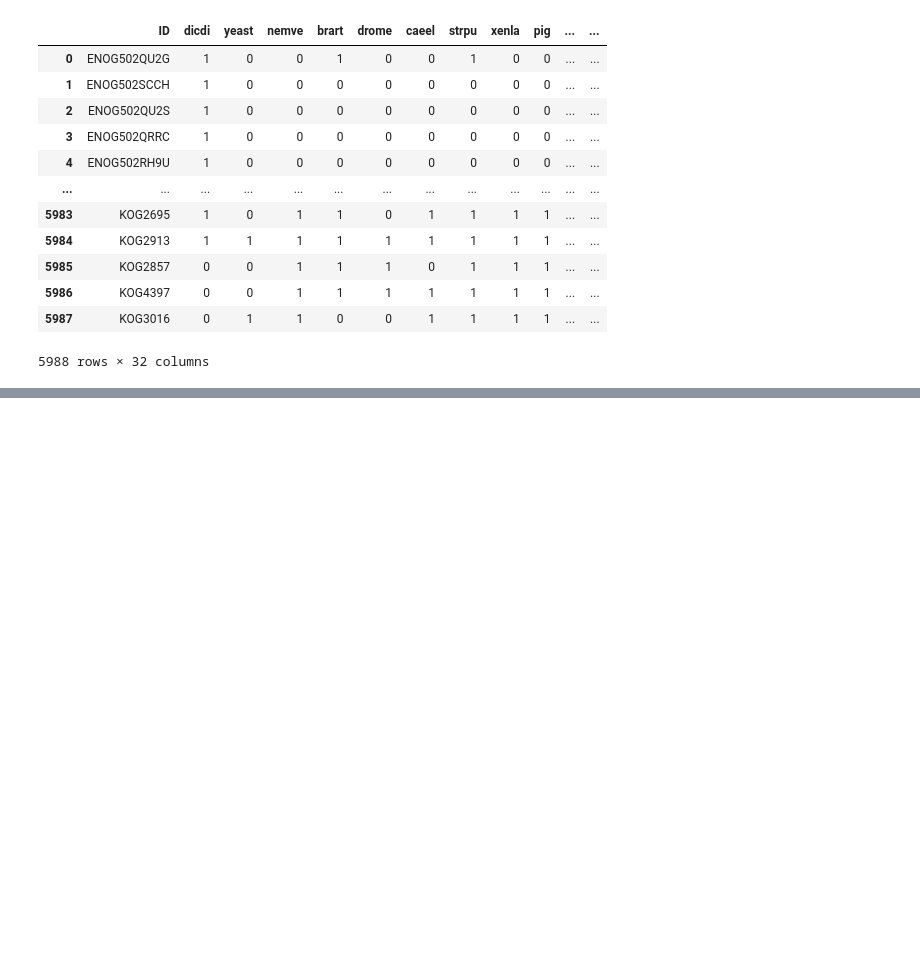
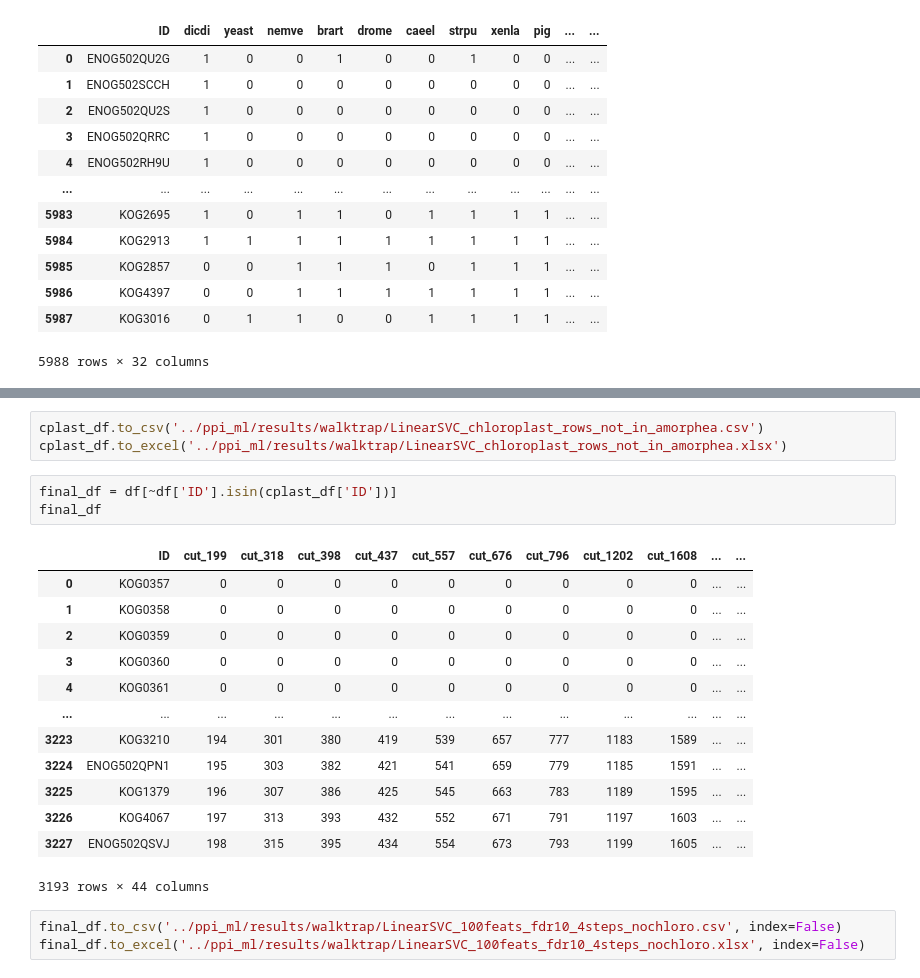
Before and after one commit to marcottelab/leca-proteomics, a Jupyter notebook: notebooks/filter_chloroplasts.ipynb, the cells around one changed output, grey strips where cells are left out. Drawn from its saved outputs; the diff is of its cells as text; blank space fills up the shorter version.

```diff
--- a/notebooks/filter_chloroplasts.ipynb
+++ b/notebooks/filter_chloroplasts.ipynb
@@ -142,0 +201,23 @@ pa_df
+# %%
+cplast_df.to_csv('../ppi_ml/results/walktrap/LinearSVC_chloroplast_rows_not_in_amorphea.csv')
+cplast_df.to_excel('../ppi_ml/results/walktrap/LinearSVC_chloroplast_rows_not_in_amorphea.xlsx')
+# %%
+final_df = df[~df['ID'].isin(cplast_df['ID'])]
+final_df
+# %% [output]
+|  | ID | cut_199 | cut_318 | cut_398 | cut_437 | cut_557 | cut_676 | cut_796 | cut_1202 | cut_1608 | ... | ... |
+| 0 | KOG0357 | 0 | 0 | 0 | 0 | 0 | 0 | 0 | 0 | 0 | ... | ... |
+| 1 | KOG0358 | 0 | 0 | 0 | 0 | 0 | 0 | 0 | 0 | 0 | ... | ... |
+| 2 | KOG0359 | 0 | 0 | 0 | 0 | 0 | 0 | 0 | 0 | 0 | ... | ... |
+| 3 | KOG0360 | 0 | 0 | 0 | 0 | 0 | 0 | 0 | 0 | 0 | ... | ... |
+| 4 | KOG0361 | 0 | 0 | 0 | 0 | 0 | 0 | 0 | 0 | 0 | ... | ... |
+| ... | ... | ... | ... | ... | ... | ... | ... | ... | ... | ... | ... | ... |
+| 3223 | KOG3210 | 194 | 301 | 380 | 419 | 539 | 657 | 777 | 1183 | 1589 | ... | ... |
+| 3224 | ENOG502QPN1 | 195 | 303 | 382 | 421 | 541 | 659 | 779 | 1185 | 1591 | ... | ... |
+| 3225 | KOG1379 | 196 | 307 | 386 | 425 | 545 | 663 | 783 | 1189 | 1595 | ... | ... |
+| 3226 | KOG4067 | 197 | 313 | 393 | 432 | 552 | 671 | 791 | 1197 | 1603 | ... | ... |
+| 3227 | ENOG502QSVJ | 198 | 315 | 395 | 434 | 554 | 673 | 793 | 1199 | 1605 | ... | ... |
+3193 rows × 44 columns
+# %%
+final_df.to_csv('../ppi_ml/results/walktrap/LinearSVC_100feats_fdr10_4steps_nochloro.csv', index=False)
+final_df.to_excel('../ppi_ml/results/walktrap/LinearSVC_100feats_fdr10_4steps_nochloro.xlsx', index=False)
```
Also changed, not shown: parts of 7 cells of this notebook, 11 other files.
